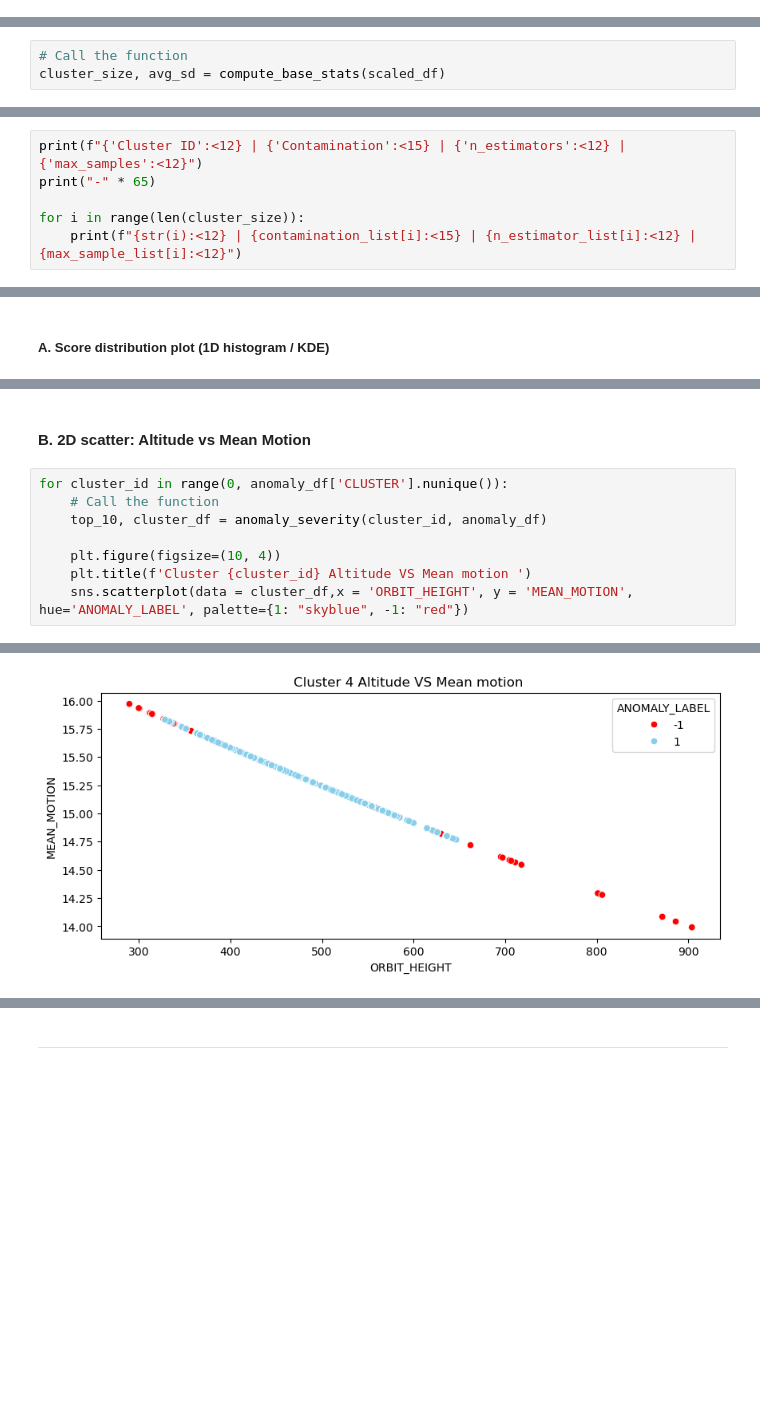
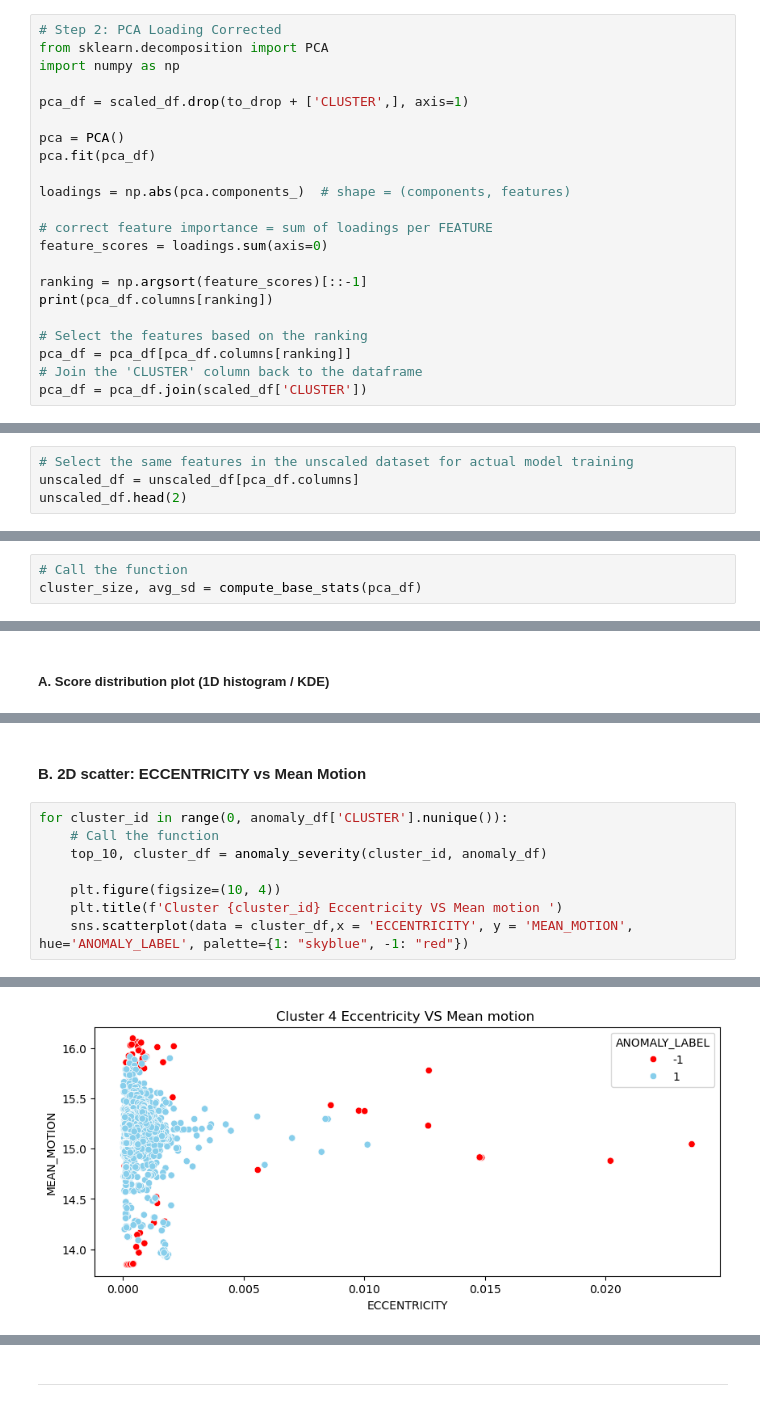
Before and after one commit to Sushrut2007/SpaceDebrisRadar.AI, a Jupyter notebook: notebooks/06_anomaly_detection.ipynb, the cells around one changed output, grey strips where cells are left out. Cells and saved outputs as stored; diff of their text form; blank space fills up the shorter version.

```diff
--- a/notebooks/06_anomaly_detection.ipynb
+++ b/notebooks/06_anomaly_detection.ipynb
@@ -35,0 +73,22 @@ scaled_df.head()
+# %%
+# Step 2: PCA Loading Corrected
+from sklearn.decomposition import PCA
+import numpy as np
+
+pca_df = scaled_df.drop(to_drop + ['CLUSTER',], axis=1)
+
+pca = PCA()
+pca.fit(pca_df)
+
+loadings = np.abs(pca.components_)  # shape = (components, features)
+
+# correct feature importance = sum of loadings per FEATURE
+feature_scores = loadings.sum(axis=0)
+
+ranking = np.argsort(feature_scores)[::-1]
+print(pca_df.columns[ranking])
+
+# Select the features based on the ranking
+pca_df = pca_df[pca_df.columns[ranking]]
+# Join the 'CLUSTER' column back to the dataframe
+pca_df = pca_df.join(scaled_df['CLUSTER'])
@@ -35,0 +106,4 @@ scaled_df.head()
+# %%
+# Select the same features in the unscaled dataset for actual model training
+unscaled_df = unscaled_df[pca_df.columns]
+unscaled_df.head(2)
@@ -181,7 +259,7 @@ def compute_base_stats(scaled_df):
     return cluster_size_list, sd_list
 # %%
 # Call the function
-cluster_size, avg_sd = compute_base_stats(scaled_df)
+cluster_size, avg_sd = compute_base_stats(pca_df)
 # %%
 cluster_size
 # %% [output]
@@ -369,6 +445,0 @@ cluster_size
-# %%
-print(f"{'Cluster ID':<12} | {'Contamination':<15} | {'n_estimators':<12} | {'max_samples':<12}")
-print("-" * 65)
-
-for i in range(len(cluster_size)):
-    print(f"{str(i):<12} | {contamination_list[i]:<15} | {n_estimator_list[i]:<12} | {max_sample_list[i]:<12}")
@@ -583,11 +644,11 @@ for cluster_id in range(0, anomaly_df['CLUSTER'].nunique()):
 # %% [markdown]
-#### B. 2D scatter: Altitude vs Mean Motion
+#### B. 2D scatter: ECCENTRICITY vs Mean Motion
 # %%
 for cluster_id in range(0, anomaly_df['CLUSTER'].nunique()):
     # Call the function
     top_10, cluster_df = anomaly_severity(cluster_id, anomaly_df)
 
     plt.figure(figsize=(10, 4))
-    plt.title(f'Cluster {cluster_id} Altitude VS Mean motion ')
-    sns.scatterplot(data = cluster_df,x = 'ORBIT_HEIGHT', y = 'MEAN_MOTION', hue='ANOMALY_LABEL', palette={1: "skyblue", -1: "red"})
+    plt.title(f'Cluster {cluster_id} Eccentricity VS Mean motion ')
+    sns.scatterplot(data = cluster_df,x = 'ECCENTRICITY', y = 'MEAN_MOTION', hue='ANOMALY_LABEL', palette={1: "skyblue", -1: "red"})
 # %% [output]
@@ -598,2 +659,2 @@ for cluster_id in range(0, anomaly_df['CLUSTER'].nunique()):
-[figure, old version]
+[figure, new version]
 # %% [markdown]
```
Also changed, not shown: parts of 31 cells of this notebook, 1 other file.
